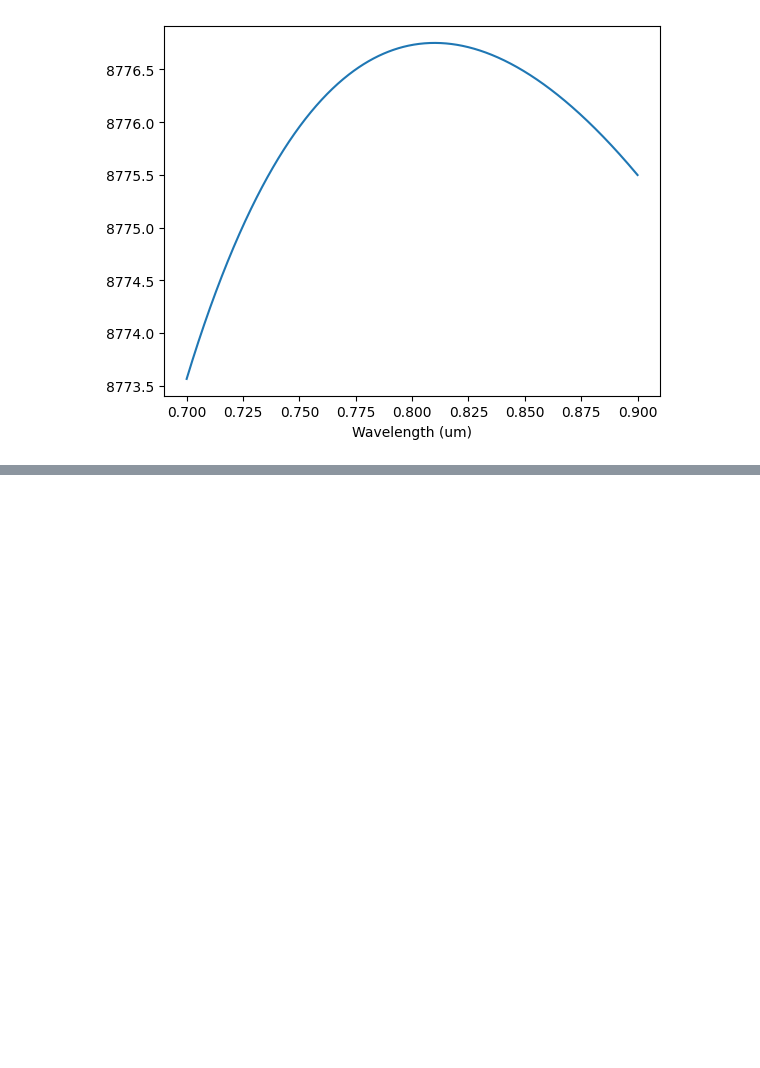
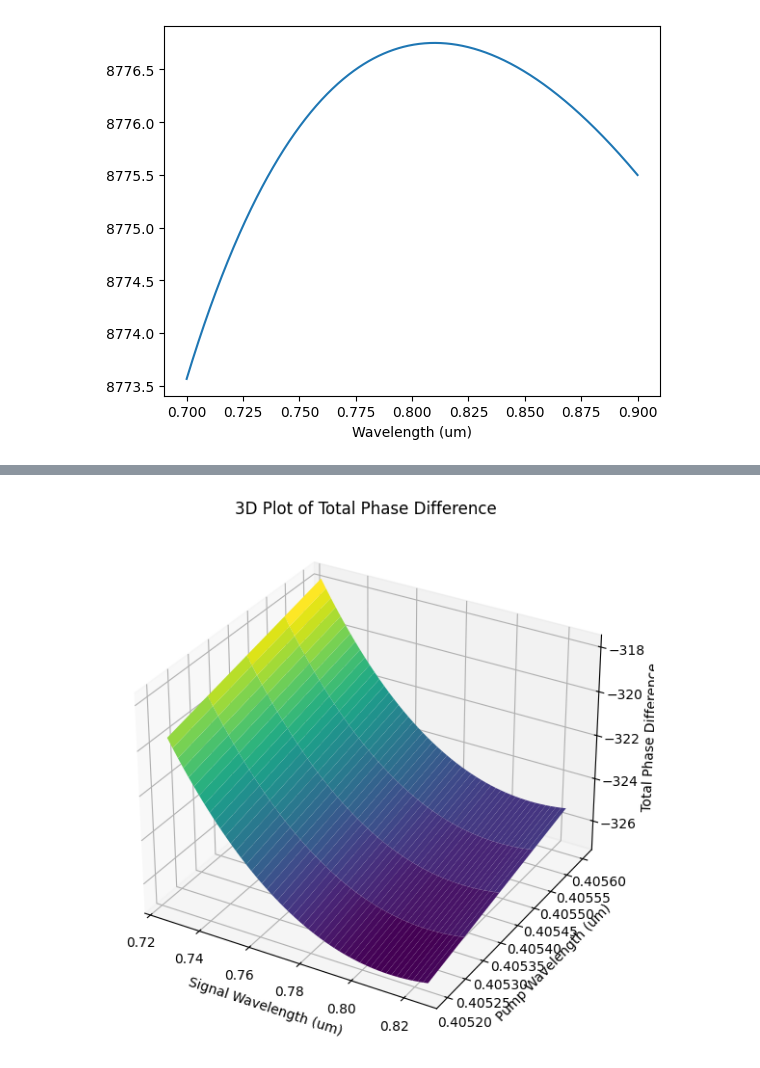
Before and after one commit to josephniblo/walkoff-source, a Jupyter notebook: notebook-2.ipynb, the cells around one changed output, grey strips where cells are left out. Drawn from its saved outputs; the diff is of its cells as text; code cells hidden in the pictures; blank space fills up the shorter version.

```diff
--- a/notebook-2.ipynb
+++ b/notebook-2.ipynb
@@ -247,0 +371,67 @@ plt.show()
+# %%
+# Define optical path lengths (in um)
+l_yvo_pre = 0
+l_bbo_pre = 13e3
+l_bbo_post = 13.7e3
+l_yvo_post = 0
+
+# Define polarization states
+a = 'o'
+aprime = 'e'
+b = 'e'
+bprime = 'o'
+
+# Generate data for 3D plot
+pump_wavelengths = np.linspace(0.4052, 0.4056, 5)
+s_wavelengths = np.linspace(0.725, 0.825, 1000)
+X, Y = np.meshgrid(s_wavelengths, pump_wavelengths)
+Z = np.zeros_like(X)
+
+for i, pump_wavelength in enumerate(pump_wavelengths):
+    i_wavelengths = 1 / (1 / pump_wavelength - 1 / s_wavelengths)
+
+    n_a_yvo_p = yvo_sellmeier_n(pump_wavelength, a)
+    n_o_bbo_p = bbo_sellmeier_n(pump_wavelength, b)
+    n_eff_bbo_i = bbo_sellmeier_n_eff(i_wavelengths)
+    n_eff_bbo_s = bbo_sellmeier_n_eff(s_wavelengths)
+    n_b_yvo_i = yvo_sellmeier_n(i_wavelengths, b)
+    n_b_yvo_s = yvo_sellmeier_n(s_wavelengths, b)
+    n_aprime_yvo_p = yvo_sellmeier_n(pump_wavelength, aprime)
+    n_eff_bbo_p = bbo_sellmeier_n_eff(pump_wavelength)
+    n_o_bbo_i = bbo_sellmeier_n(i_wavelengths, b)
+    n_o_bbo_s = bbo_sellmeier_n(s_wavelengths, b)
+    n_bprime_yvo_i = yvo_sellmeier_n(i_wavelengths, bprime)
+    n_bprime_yvo_s = yvo_sellmeier_n(s_wavelengths, bprime)
+
+    phase_h = 2 * np.pi * (
+        l_yvo_pre  * n_a_yvo_p   / pump_wavelength +
+        l_bbo_pre  * n_o_bbo_p   / pump_wavelength +
+        l_bbo_post * n_eff_bbo_i / i_wavelengths +
+        l_bbo_post * n_eff_bbo_s / s_wavelengths +
+        l_yvo_post * n_b_yvo_i   / i_wavelengths +
+        l_yvo_post * n_b_yvo_s   / s_wavelengths
+    )
+
+    phase_v = 2 * np.pi * (
+        l_yvo_pre  * n_aprime_yvo_p / pump_wavelength +
+        l_bbo_pre  * n_eff_bbo_p    / pump_wavelength +
+        l_bbo_post * n_o_bbo_i      / i_wavelengths +
+        l_bbo_post * n_o_bbo_s      / s_wavelengths +
+        l_yvo_post * n_bprime_yvo_i / i_wavelengths +
+        l_yvo_post * n_bprime_yvo_s / s_wavelengths
+    )
+
+    Z[i, :] = phase_h - phase_v
+
+# Create 3D plot
+fig = plt.figure(figsize=(10, 7))
+ax = fig.add_subplot(111, projection='3d')
+ax.plot_surface(X, Y, Z, cmap='viridis')
+ax.set_xlabel("Signal Wavelength (um)")
+ax.set_ylabel("Pump Wavelength (um)")
+ax.set_zlabel("Total Phase Difference")
+ax.set_title("3D Plot of Total Phase Difference")
+
+plt.show()
+# %% [output]
+[figure, added]
```
Also changed, not shown: parts of 9 cells of this notebook, 2 other files.
